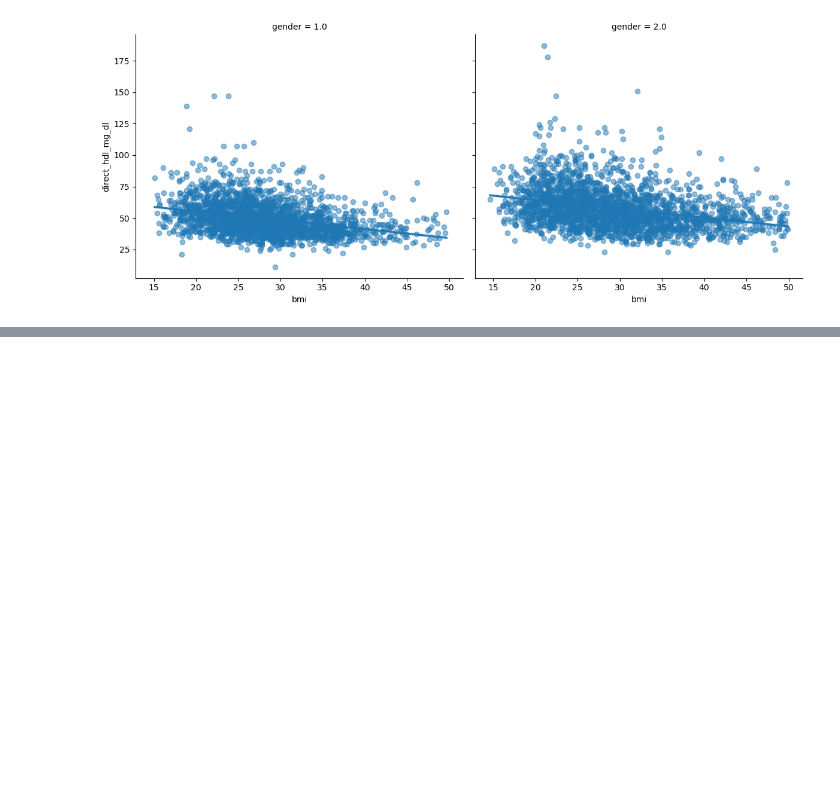
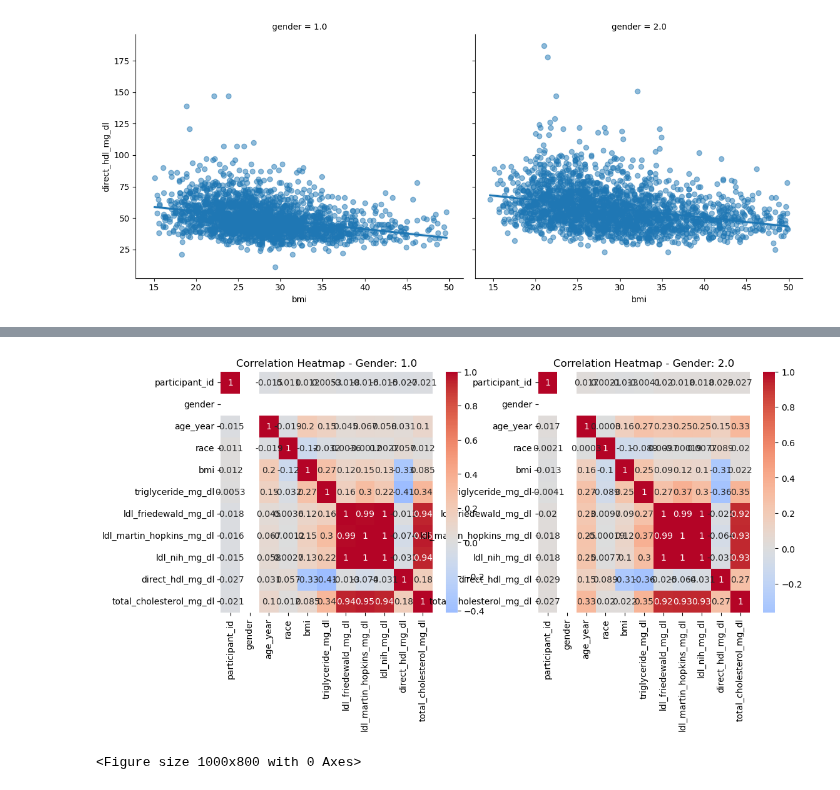
Before and after one commit to eudorach/portfolio_ds_projects, a Jupyter notebook: NHANES_analysis/7_blood_data_analysis_inter_group.ipynb, the cells around one changed output, grey strips where cells are left out. Cells and saved outputs as stored; diff of their text form; code cells hidden in the pictures; blank space fills up the shorter version.

```diff
--- a/NHANES_analysis/7_blood_data_analysis_inter_group.ipynb
+++ b/NHANES_analysis/7_blood_data_analysis_inter_group.ipynb
@@ -452,11 +452,3 @@ sns.lmplot(
 plt.show()
 # %% [output]
 [figure]
-# %%
-for gender, df_group in chol_clean.groupby('gender'):
-    corr_matrix = df_group.corr()
-
-    plt.figure(figsize=(6,5))
-    sns.heatmap(corr_matrix, annot=True, cmap='coolwarm', center=0)
-    plt.title(f'Correlation Heatmap - Gender: {gender}')
-    plt.show()
@@ -465,0 +455,15 @@ for gender, df_group in chol_clean.groupby('gender'):
+# %%
+genders = chol_clean['gender'].unique()
+fig, axes = plt.subplots(1, len(genders), figsize=(6 * len(genders), 5))  # 1 row, N columns
+plt.figure(figsize=(15, 8))  # Increase width and height
+
+for ax, (gender, df_group) in zip(axes, chol_clean.groupby('gender')):
+    corr_matrix = df_group.corr()
+    sns.heatmap(corr_matrix, annot=True, cmap='coolwarm', center=0, ax=ax)
+    ax.set_title(f'Correlation Heatmap - Gender: {gender}')
+
+plt.tight_layout()
+plt.show()
+# %% [output]
+[figure, added]
+<Figure size 1000x800 with 0 Axes>
```
Also changed, not shown: parts of 1 cell of this notebook, 1 other file.
